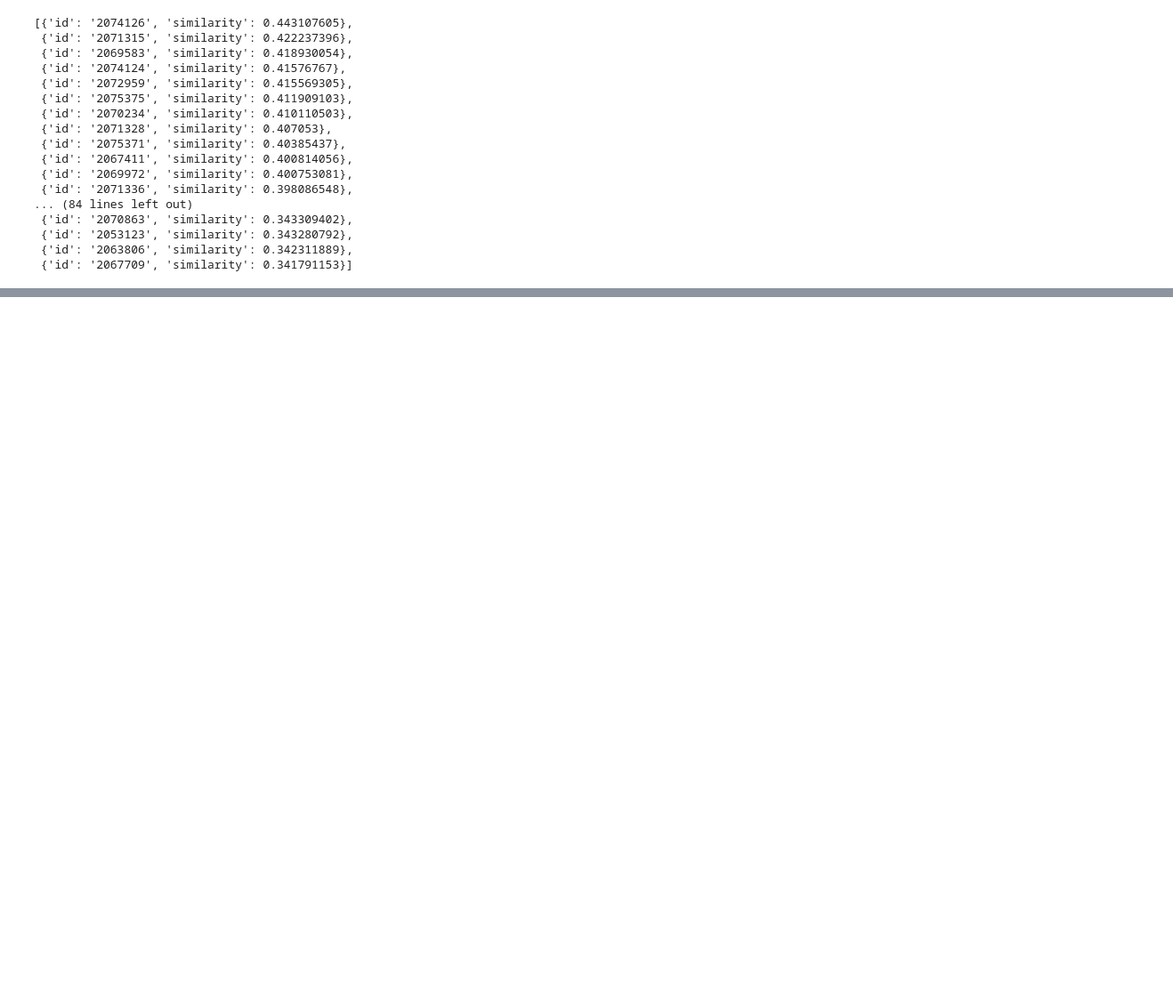
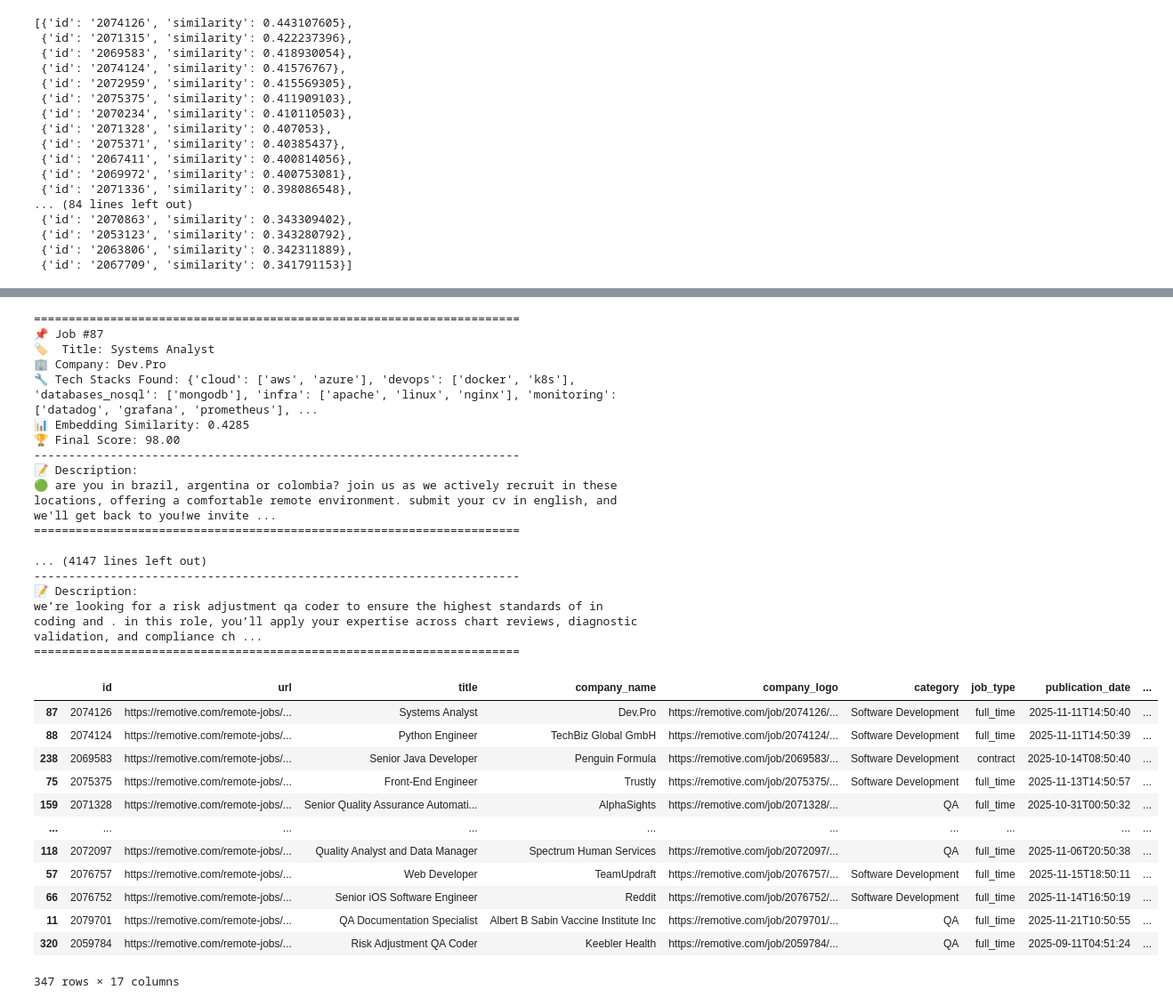
Before and after one commit to Netreck/HireMatch-AI, a Jupyter notebook: notebook/2025_Q3_PLN_PROJETO_PRÁTICO.ipynb, the cells around one changed output, grey strips where cells are left out. Shown at 89% size. Cells and saved outputs as stored; diff of their text form; code cells hidden in the pictures; blank space fills up the shorter version.

Commit message:
notebook preparado para apresentação final

```diff
--- a/notebook/2025_Q3_PLN_PROJETO_PRÁTICO.ipynb
+++ b/notebook/2025_Q3_PLN_PROJETO_PRÁTICO.ipynb
@@ -690,2 +370,0 @@ def run_curriculo_preview(curriculo_str):
-# %%
-run_curriculo_preview(curriculo)
@@ -718,3 +370,0 @@ GABRIEL VICTOR LIMA GONC¸ ALVES +55 (11)94924-4811 ⋄ Santo Andr´e, SP gabrie
-# %%
-#resultado = process_curriculo(curriculo)
-run_matching_pipeline(curriculo)
@@ -739,3 +370,0 @@ company overviewour client is a fast-growing legal tech that turns phone and mes
-# %%
-#resultado = process_curriculo(curriculo)
-run_matching_pipeline(curriculo)
@@ -1432,0 +1058,37 @@ if __name__ == "__main__":
+# %%
+match_curriculo_com_df(
+    "tech_jobs_com_embedding.csv",
+    curriculo
+) #> similaridade
+#Compara o curriculo com todas as vagas criando uma logica de nota dando peso de 70% para similarity 20% Tech_stack e 10% Soft_Skills
+# %% [output]
+======================================================================
+📌 Job #87
+🏷️  Title: Systems Analyst
+🏢 Company: Dev.Pro
+🔧 Tech Stacks Found: {'cloud': ['aws', 'azure'], 'devops': ['docker', 'k8s'], 'databases_nosql': ['mongodb'], 'infra': ['apache', 'linux', 'nginx'], 'monitoring': ['datadog', 'grafana', 'prometheus'], ...
+📊 Embedding Similarity: 0.4285
+🏆 Final Score: 98.00
+----------------------------------------------------------------------
+📝 Description:
+🟢 are you in brazil, argentina or colombia? join us as we actively recruit in these locations, offering a comfortable remote environment. submit your cv in english, and we'll get back to you!we invite ...
+======================================================================
+
+... (4147 lines left out)
+----------------------------------------------------------------------
+📝 Description:
+we’re looking for a risk adjustment qa coder to ensure the highest standards of in coding and . in this role, you’ll apply your expertise across chart reviews, diagnostic validation, and compliance ch ...
+======================================================================
+|  | id | url | title | company_name | company_logo | category | job_type | publication_date | ... |
+| 87 | 2074126 | https://remotive.com/remote-jobs/... | Systems Analyst | Dev.Pro | https://remotive.com/job/2074126/... | Software Development | full_time | 2025-11-11T14:50:40 | ... |
+| 88 | 2074124 | https://remotive.com/remote-jobs/... | Python Engineer | TechBiz Global GmbH | https://remotive.com/job/2074124/... | Software Development | full_time | 2025-11-11T14:50:39 | ... |
+| 238 | 2069583 | https://remotive.com/remote-jobs/... | Senior Java Developer | Penguin Formula | https://remotive.com/job/2069583/... | Software Development | contract | 2025-10-14T08:50:40 | ... |
+| 75 | 2075375 | https://remotive.com/remote-jobs/... | Front-End Engineer | Trustly | https://remotive.com/job/2075375/... | Software Development | full_time | 2025-11-13T14:50:57 | ... |
+| 159 | 2071328 | https://remotive.com/remote-jobs/... | Senior Quality Assurance Automati... | AlphaSights | https://remotive.com/job/2071328/... | QA | full_time | 2025-10-31T00:50:32 | ... |
+| ... | ... | ... | ... | ... | ... | ... | ... | ... | ... |
+| 118 | 2072097 | https://remotive.com/remote-jobs/... | Quality Analyst and Data Manager | Spectrum Human Services | https://remotive.com/job/2072097/... | QA | full_time | 2025-11-06T20:50:38 | ... |
+| 57 | 2076757 | https://remotive.com/remote-jobs/... | Web Developer | TeamUpdraft | https://remotive.com/job/2076757/... | Software Development | full_time | 2025-11-15T18:50:11 | ... |
+| 66 | 2076752 | https://remotive.com/remote-jobs/... | Senior iOS Software Engineer | Reddit | https://remotive.com/job/2076752/... | Software Development | full_time | 2025-11-14T16:50:19 | ... |
+| 11 | 2079701 | https://remotive.com/remote-jobs/... | QA Documentation Specialist | Albert B Sabin Vaccine Institute Inc | https://remotive.com/job/2079701/... | QA | full_time | 2025-11-21T10:50:55 | ... |
+| 320 | 2059784 | https://remotive.com/remote-jobs/... | Risk Adjustment QA Coder | Keebler Health | https://remotive.com/job/2059784/... | QA | full_time | 2025-09-11T04:51:24 | ... |
+347 rows × 17 columns
```
Also changed, not shown: parts of 60 cells of this notebook.
